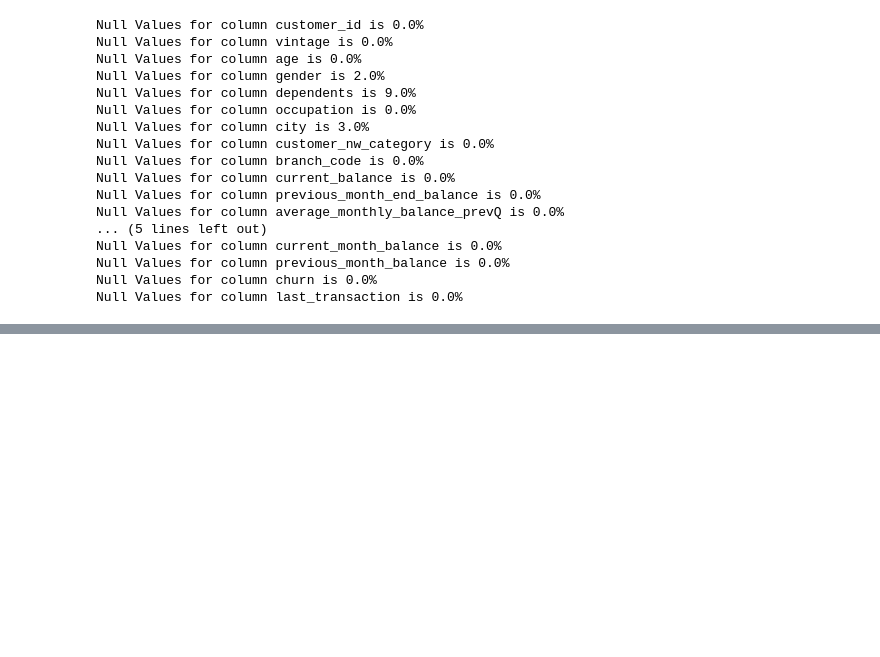
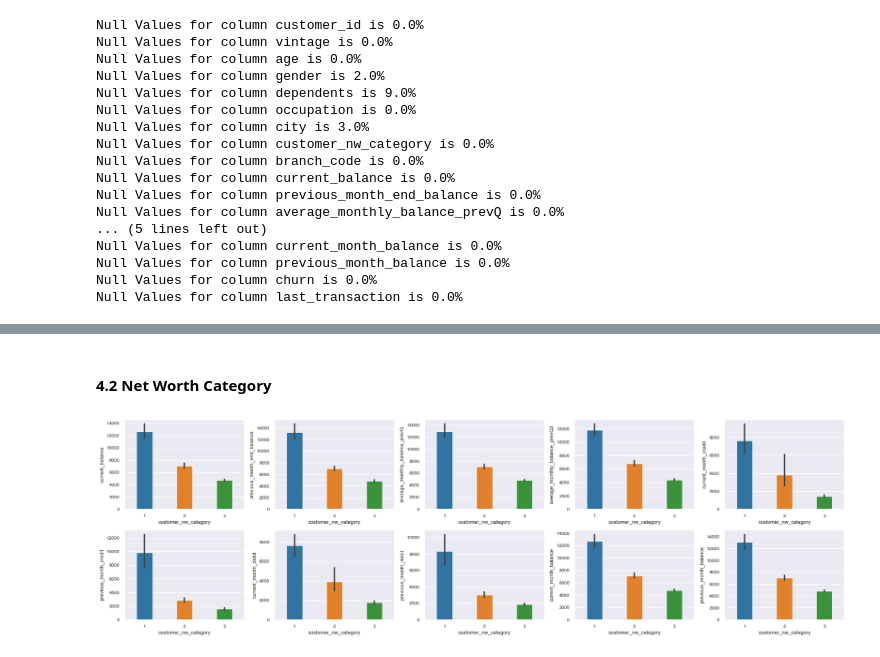
Before and after one commit to ryanlacsamana/Bank_Customer_Churn_Prediction, a Jupyter notebook: bank_customer_churn_prediction.ipynb, the cells around one changed output, grey strips where cells are left out. Saved outputs shown, nothing was run; the diff lists cells and outputs as text; code cells hidden in the pictures; blank space fills up the shorter version.

```diff
--- a/bank_customer_churn_prediction.ipynb
+++ b/bank_customer_churn_prediction.ipynb
@@ -133,0 +258,16 @@ Null Values for column last_transaction is 0.0%
+# %% [markdown]
+#### **4.2 Net Worth Category**
+# %%
+balance_columns = [9, 10, 11, 12, 13, 14, 15, 16, 17, 18, 7]
+df_bal = df.iloc[:, balance_columns]
+
+fig, axes = plt.subplots(2, 5, figsize=(20,6))
+
+for i, ax in enumerate(axes.flatten()):
+    if i < 10:
+        sns.barplot(data=df_bal, x='customer_nw_category', y=df_bal.columns[i], width=0.4, palette=sns.color_palette('tab10'), ax=ax)
+
+plt.tight_layout()
+plt.show()
+# %% [output]
+[figure, added]
```
Also changed, not shown: parts of 27 cells of this notebook.
